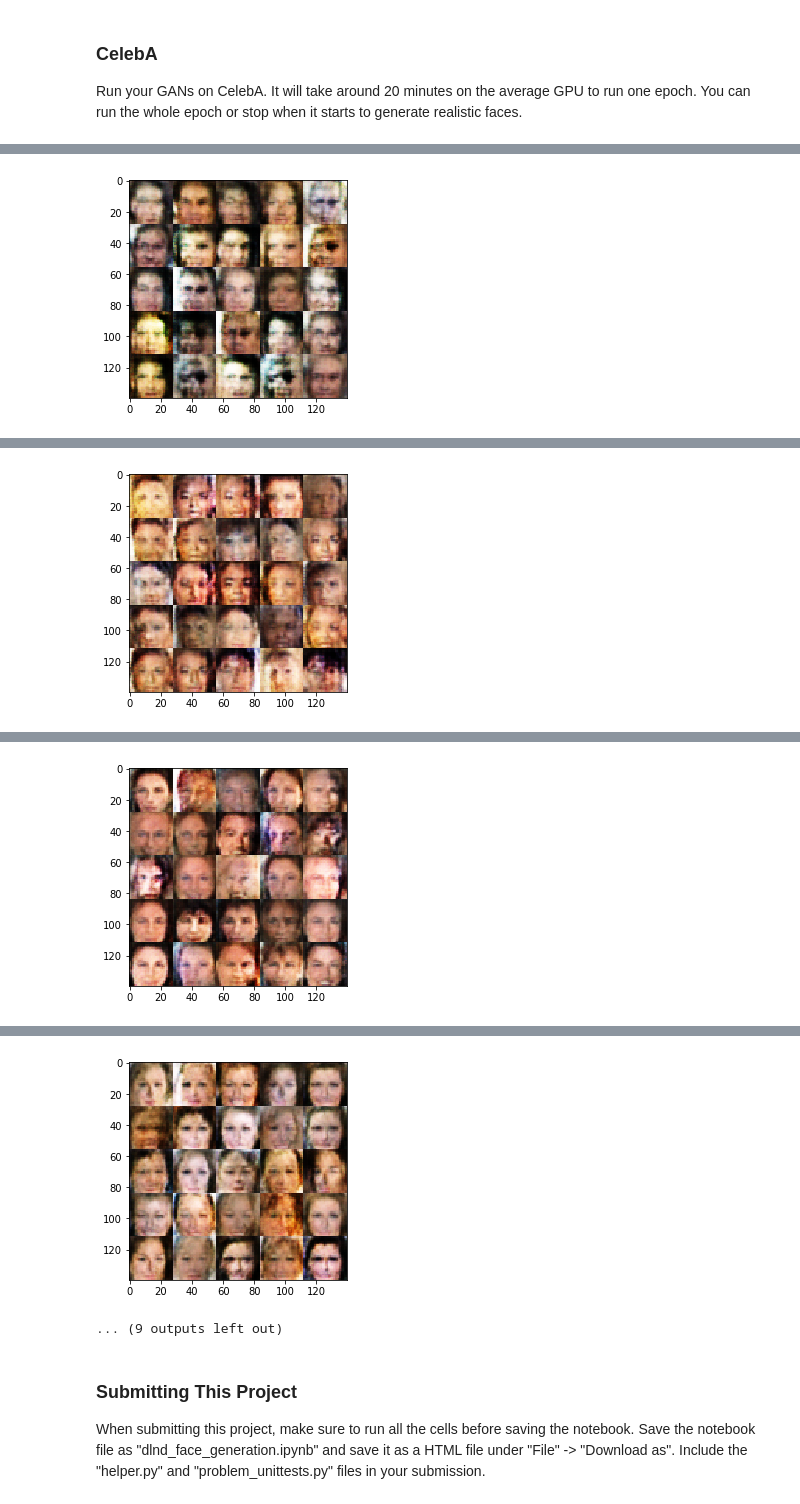
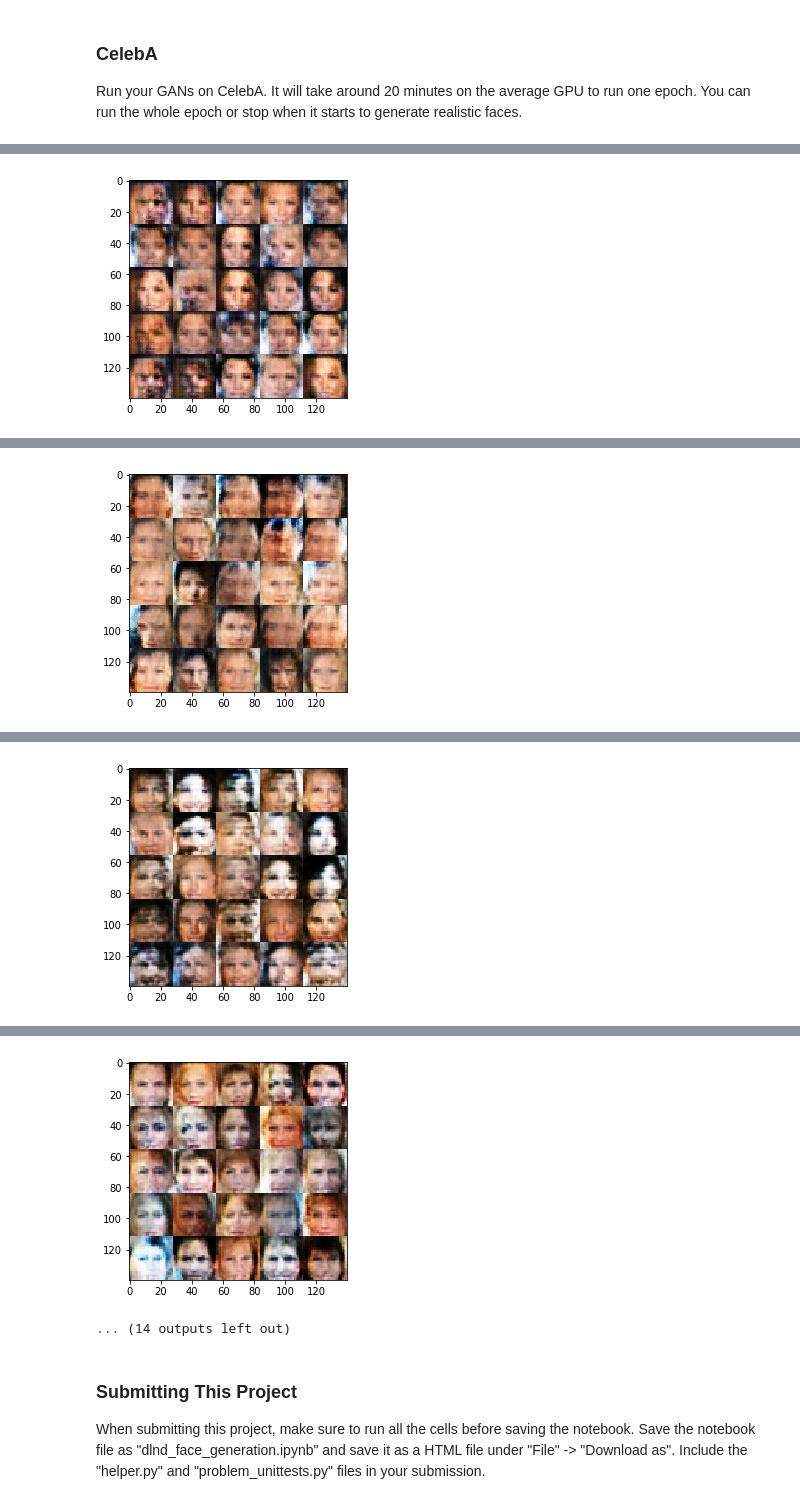
Before and after one commit to ohnozzy/deep-learning, a Jupyter notebook: face_generation/dlnd_face_generation.ipynb, the cells around one changed output, grey strips where cells are left out. Drawn from its saved outputs; the diff is of its cells as text; code cells hidden in the pictures.

```diff
--- a/face_generation/dlnd_face_generation.ipynb
+++ b/face_generation/dlnd_face_generation.ipynb
@@ -144,14 +144,14 @@ def discriminator(images, reuse=False, alpha=0.2):
     # TODO: Implement Function
     with tf.variable_scope('discriminator', reuse=reuse):
         # Input layer is 32x32x3
-        x1 = tf.layers.conv2d(images, 50, 5, strides=2, padding='same')
+        x1 = tf.layers.conv2d(images, 64, 5, strides=2, padding='same')
         relu1 = tf.maximum(alpha * x1, x1)
 
-        x2 = tf.layers.conv2d(relu1, 100, 5, strides=2, padding='same')
+        x2 = tf.layers.conv2d(relu1, 128, 5, strides=2, padding='same')
         bn2 = tf.layers.batch_normalization(x2, training=True)
         relu2 = tf.maximum(alpha * bn2, bn2)
 
-        x3 = tf.layers.conv2d(relu2, 150, 5, strides=2, padding='same')
+        x3 = tf.layers.conv2d(relu2, 256, 5, strides=2, padding='same')
         bn3 = tf.layers.batch_normalization(x3, training=True)
         relu3 = tf.maximum(alpha * bn3, bn3)
 
@@ -186,21 +186,21 @@ def generator(z, out_channel_dim,  is_train=True, alpha=0.2, ):
         # First fully connected layer
         #7x7x256
 
-        x1_1 = tf.layers.dense(z, 2*2*175)
-        x1_2 = tf.reshape(x1_1, (-1, 2, 2, 175))
+        x1_1 = tf.layers.dense(z, 2*2*1024)
+        x1_2 = tf.reshape(x1_1, (-1, 2, 2, 1024))
         x1_3 = tf.layers.batch_normalization(x1_2, training=is_train)
         x1_4 = tf.maximum(alpha * x1_3, x1_3)
         #2x2
-        x2_1 = tf.layers.conv2d_transpose(x1_4, 150, 3, strides=2, padding='same')
+        x2_1 = tf.layers.conv2d_transpose(x1_4, 512, 3, strides=2, padding='same')
         x2_2 = tf.layers.batch_normalization(x2_1, training=is_train)
         x2_3 = tf.maximum(alpha * x2_2, x2_2)
         #4x4
-        x3_1 = tf.layers.conv2d_transpose(x2_3, 125, 4, strides=1, padding='valid')
+        x3_1 = tf.layers.conv2d_transpose(x2_3, 256, 4, strides=1, padding='valid')
         x3_2 = tf.layers.batch_normalization(x3_1, training=is_train)
         x3_3 = tf.maximum(alpha * x3_2, x3_2)
         #7x7
 
-        x4_1 = tf.layers.conv2d_transpose(x3_3, 100, 5, strides=2, padding='same')
+        x4_1 = tf.layers.conv2d_transpose(x3_3, 128, 5, strides=2, padding='same')
         x4_2 = tf.layers.batch_normalization(x4_1, training=is_train)
         x4_3 = tf.maximum(alpha * x4_2, x4_2)
         #14x14
@@ -359,7 +359,7 @@ def train(epoch_count, batch_size, z_dim, learning_rate, beta1, get_batches, dat
                 _ = sess.run(d_opt, feed_dict={input_real: batch_images, input_z: batch_z, learningrate: learning_rate})
                 _ = sess.run(g_opt, feed_dict={input_z: batch_z, input_real: batch_images, learningrate: learning_rate})
                 steps += 1
-                if steps % 200 == 0:
+                if steps % 250 == 0:
                     # At the end of each epoch, get the losses and print them out
                     train_loss_d = d_loss.eval({input_z: batch_z, input_real: batch_images})
                     train_loss_g = g_loss.eval({input_z: batch_z})
@@ -418,8 +415,8 @@ Epoch 2/2... Discriminator Loss: 0.7135... Generator Loss: 1.0612
 ### CelebA
 Run your GANs on CelebA.  It will take around 20 minutes on the average GPU to run one epoch.  You can run the whole epoch or stop when it starts to generate realistic faces.
 # %%
-batch_size = 40
-z_dim = 12
+batch_size = 32
+z_dim = 100
 learning_rate = 0.0002
 beta1 = 0.5
 
@@ -446 +442 @@ Epoch 1/1... Discriminator Loss: 0.9961... Generator Loss: 0.7710
-[figure, old version]
+[figure, new version]
@@ -450 +445 @@ Epoch 1/1... Discriminator Loss: 0.7268... Generator Loss: 1.4452
-[figure, old version]
+[figure, new version]
@@ -453 +448 @@ Epoch 1/1... Discriminator Loss: 0.6751... Generator Loss: 1.5496
-[figure, old version]
+[figure, new version]
@@ -457,5 +451,5 @@ Epoch 1/1... Discriminator Loss: 0.9708... Generator Loss: 1.7032
-[figure, old version]
+[figure, new version]
-... (9 outputs left out)
+... (14 outputs left out)
 # %% [markdown]
 ### Submitting This Project
 When submitting this project, make sure to run all the cells before saving the notebook. Save the notebook file as "dlnd_face_generation.ipynb" and save it as a HTML file under "File" -> "Download as". Include the "helper.py" and "problem_unittests.py" files in your submission.
```
Also changed, not shown: parts of 2 cells of this notebook.
